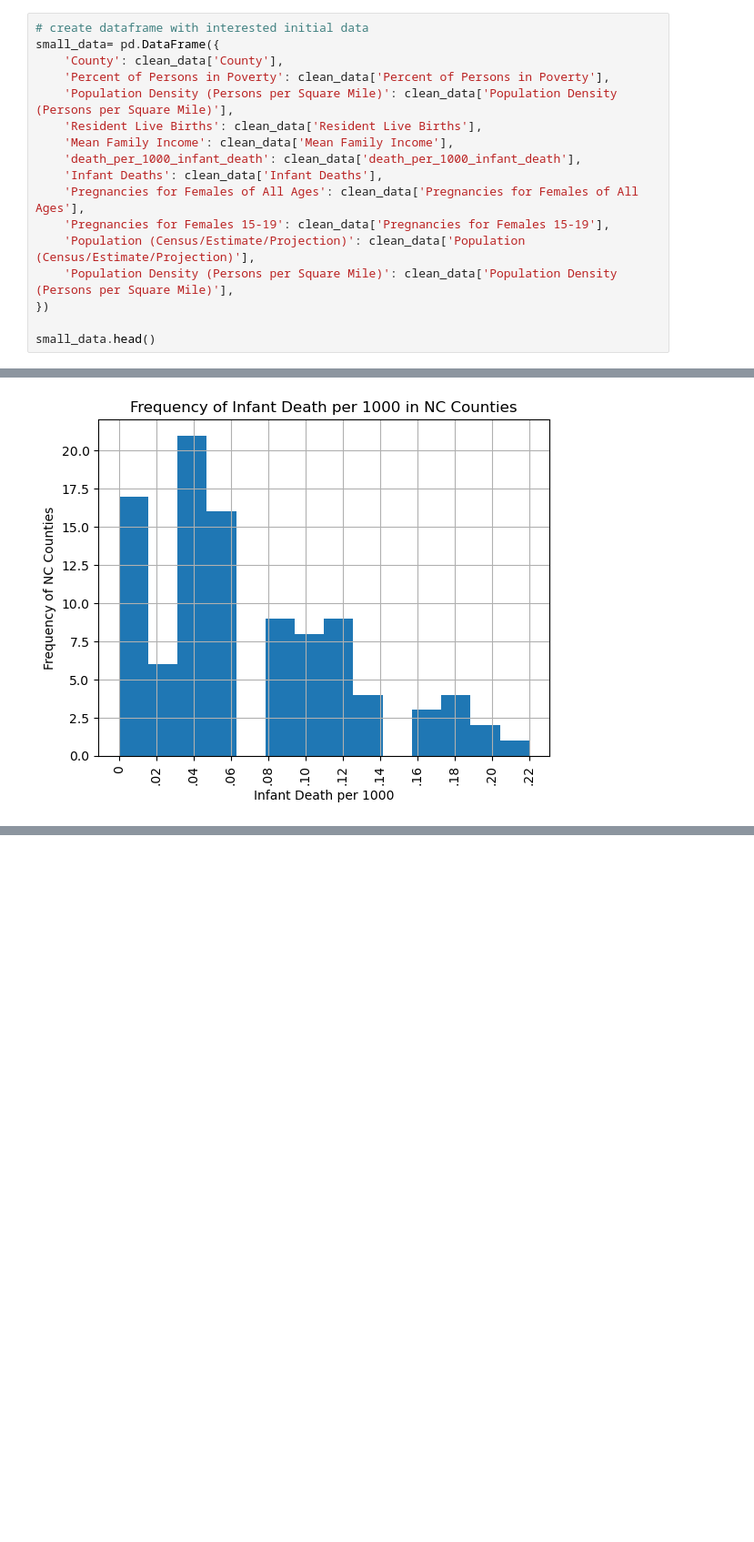
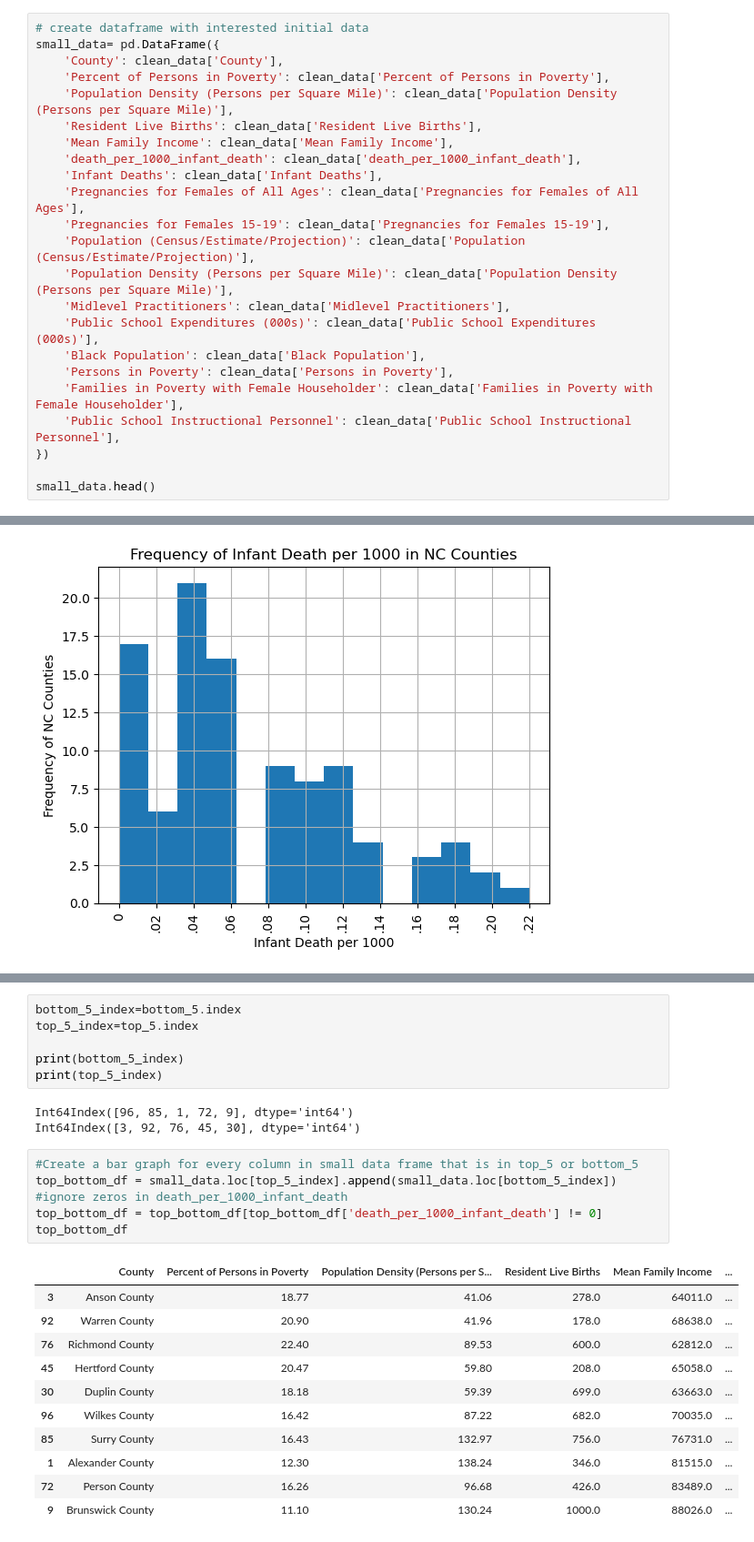
Before and after one commit to SwagmasterMatt/Public-Health-Exploratory-Analysis, a Jupyter notebook: data_visualization.ipynb, the cells around one changed output, grey strips where cells are left out. Shown at 91% size. Saved outputs shown, nothing was run; the diff lists cells and outputs as text; blank space fills up the shorter version.

```diff
--- a/data_visualization.ipynb
+++ b/data_visualization.ipynb
@@ -36,6 +35,12 @@ small_data= pd.DataFrame({
     'Pregnancies for Females 15-19': clean_data['Pregnancies for Females 15-19'],
     'Population (Census/Estimate/Projection)': clean_data['Population (Census/Estimate/Projection)'],
     'Population Density (Persons per Square Mile)': clean_data['Population Density (Persons per Square Mile)'],
+    'Midlevel Practitioners': clean_data['Midlevel Practitioners'],
+    'Public School Expenditures (000s)': clean_data['Public School Expenditures (000s)'],
+    'Black Population': clean_data['Black Population'],
+    'Persons in Poverty': clean_data['Persons in Poverty'],
+    'Families in Poverty with Female Householder': clean_data['Families in Poverty with Female Householder'],
+    'Public School Instructional Personnel': clean_data['Public School Instructional Personnel'],
 })
 
 small_data.head()
@@ -251,0 +257,27 @@ print(bottom_5)
+# %%
+bottom_5_index=bottom_5.index
+top_5_index=top_5.index
+
+print(bottom_5_index)
+print(top_5_index)
+# %% [output]
+Int64Index([96, 85, 1, 72, 9], dtype='int64')
+Int64Index([3, 92, 76, 45, 30], dtype='int64')
+# %%
+#Create a bar graph for every column in small data frame that is in top_5 or bottom_5
+top_bottom_df = small_data.loc[top_5_index].append(small_data.loc[bottom_5_index])
+#ignore zeros in death_per_1000_infant_death
+top_bottom_df = top_bottom_df[top_bottom_df['death_per_1000_infant_death'] != 0]
+top_bottom_df
+# %% [output]
+|  | County | Percent of Persons in Poverty | Population Density (Persons per S... | Resident Live Births | Mean Family Income | ... |
+| 3 | Anson County | 18.77 | 41.06 | 278.0 | 64011.0 | ... |
+| 92 | Warren County | 20.90 | 41.96 | 178.0 | 68638.0 | ... |
+| 76 | Richmond County | 22.40 | 89.53 | 600.0 | 62812.0 | ... |
+| 45 | Hertford County | 20.47 | 59.80 | 208.0 | 65058.0 | ... |
+| 30 | Duplin County | 18.18 | 59.39 | 699.0 | 63663.0 | ... |
+| 96 | Wilkes County | 16.42 | 87.22 | 682.0 | 70035.0 | ... |
+| 85 | Surry County | 16.43 | 132.97 | 756.0 | 76731.0 | ... |
+| 1 | Alexander County | 12.30 | 138.24 | 346.0 | 81515.0 | ... |
+| 72 | Person County | 16.26 | 96.68 | 426.0 | 83489.0 | ... |
+| 9 | Brunswick County | 11.10 | 130.24 | 1000.0 | 88026.0 | ... |
```
Also changed, not shown: parts of 35 cells of this notebook.
